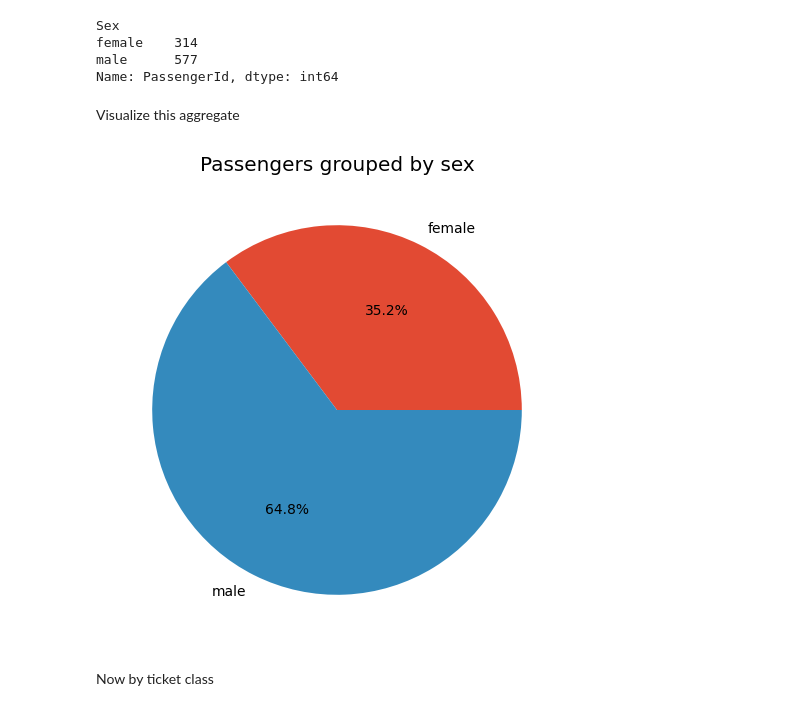
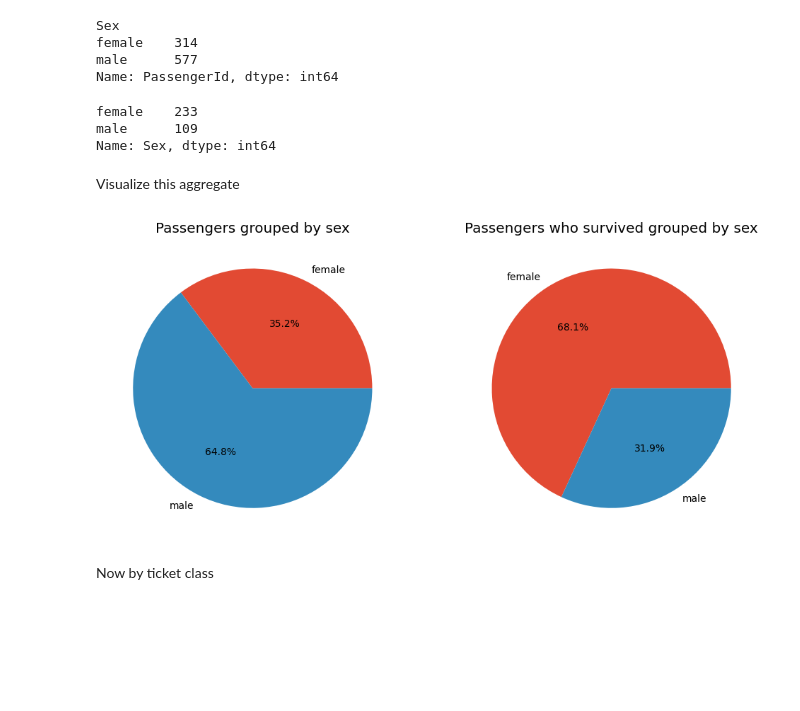
Before and after one commit to Braxion06/Titanic_V2, a Jupyter notebook: Titanic_v2.ipynb, the cells around one changed output. Cells and saved outputs as stored; diff of their text form; code cells hidden in the pictures; blank space fills up the shorter version.

```diff
--- a/Titanic_v2.ipynb
+++ b/Titanic_v2.ipynb
@@ -85,16 +129,25 @@ Sex
 female    314
 male      577
 Name: PassengerId, dtype: int64
+# %%
+df_survived_group_sex = df['Sex'].loc[df['Survived'] == 1].value_counts()
+df_survived_group_sex
+# %% [output]
+female    233
+male      109
+Name: Sex, dtype: int64
 # %% [markdown]
 Visualize this aggregate
 # %%
 plt.style.use('ggplot')
-fig, ax = plt.subplots(1, 1, figsize=(6, 6))
-ax.pie(df_group_sex, labels=df_group_sex.index, autopct='%.1f%%')
-ax.set_title('Passengers grouped by sex')
+fig, ax = plt.subplots(1, 2, figsize=(12, 6))
+ax[0].pie(df_group_sex, labels=df_group_sex.index, autopct='%.1f%%')
+ax[0].set_title('Passengers grouped by sex')
+ax[1].pie(df_survived_group_sex, labels=df_group_sex.index, autopct='%.1f%%')
+ax[1].set_title('Passengers who survived grouped by sex')
 plt.show()
 # %% [output]
-[figure, old version]
+[figure, new version]
 # %% [markdown]
 Now by ticket class
 # %%
```
Also changed, not shown: parts of 59 cells of this notebook.
